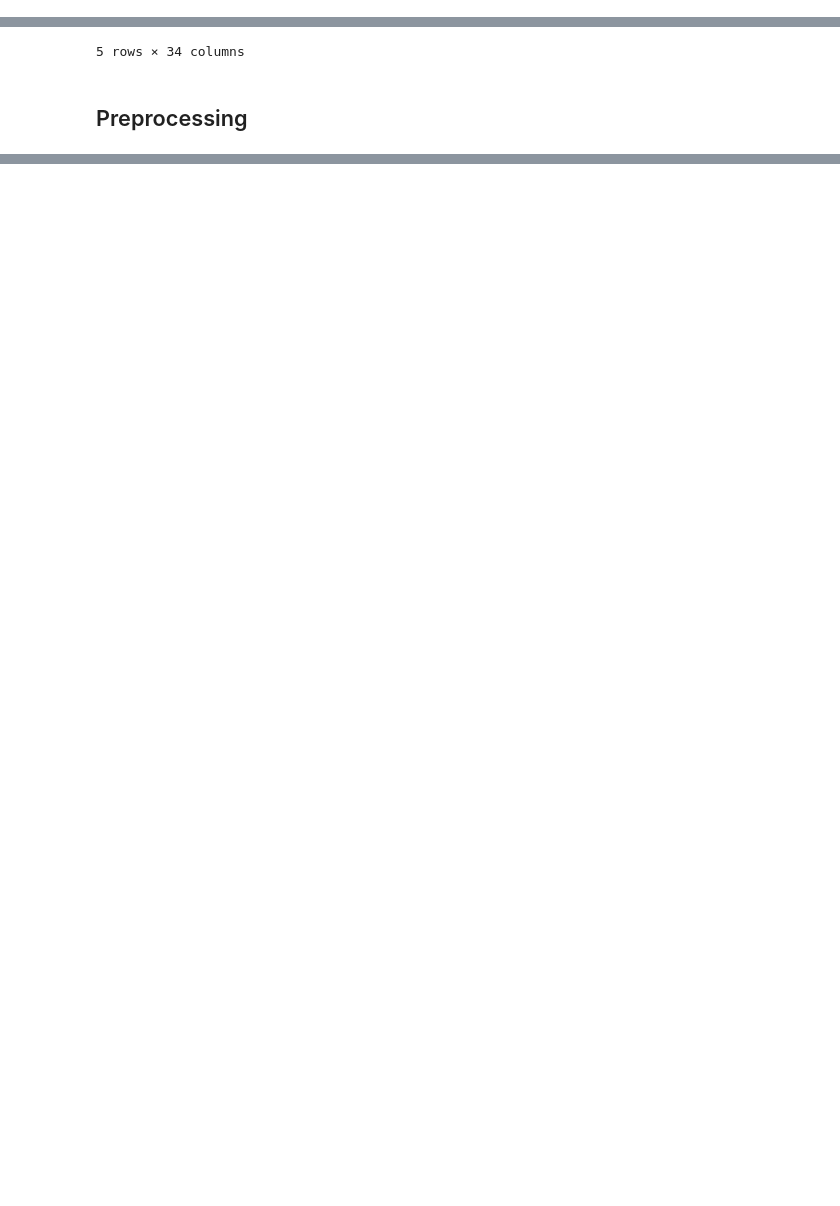
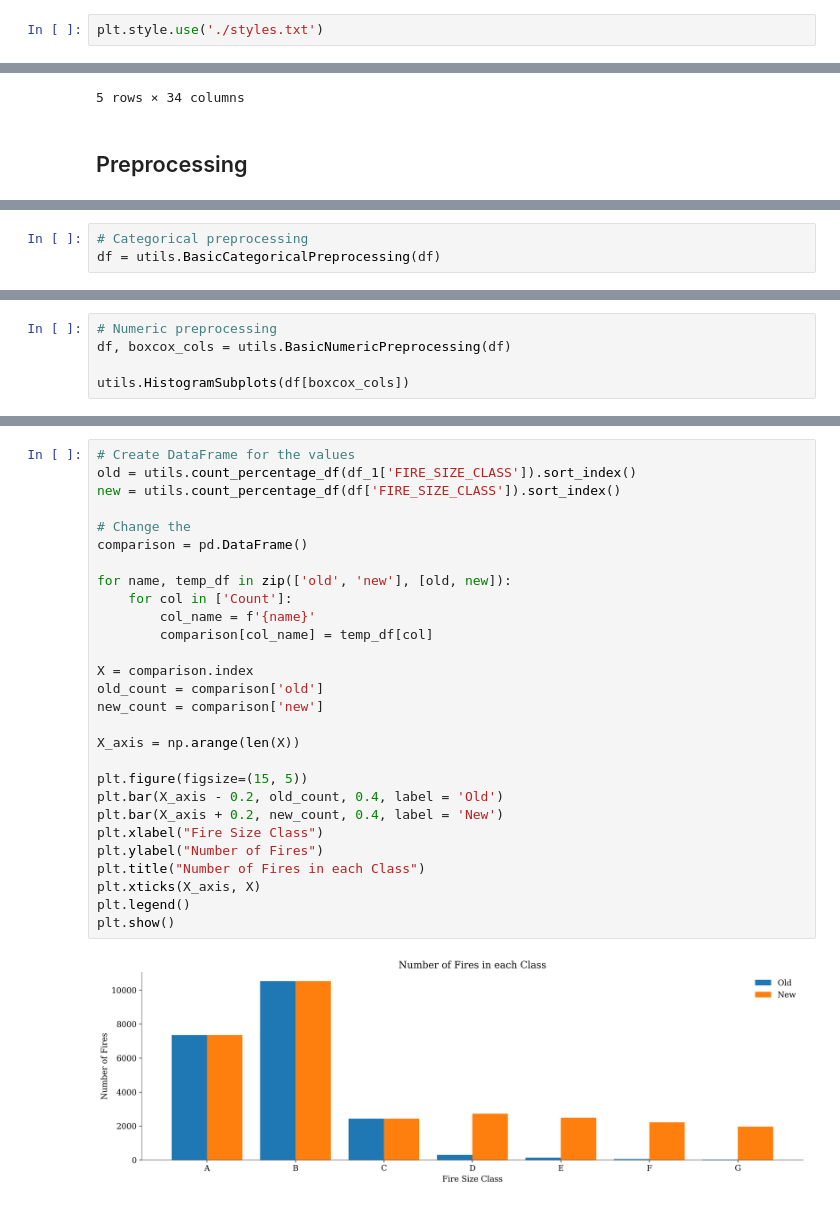
Before and after one commit to EdwinJaico-Berg/Capstone-Project, a Jupyter notebook: 3.1. Linear Regression.ipynb, the cells around one changed output, grey strips where cells are left out. Saved outputs shown, nothing was run; the diff lists cells and outputs as text; blank space fills up the shorter version.

```diff
--- a/3.1. Linear Regression.ipynb
+++ b/3.1. Linear Regression.ipynb
@@ -8,6 +8,8 @@ import seaborn as sns
 import utils
 import model_utils
 from importlib import reload
+# %%
+plt.style.use('./styles.txt')
 # %% [markdown]
 #### Index
 # %% [markdown]
@@ -147,0 +80,3 @@ categorical_df.head(2)
+# %%
+# Categorical preprocessing
+df = utils.BasicCategoricalPreprocessing(df)
@@ -147,0 +91,5 @@ categorical_df.head(2)
+# %%
+# Numeric preprocessing
+df, boxcox_cols = utils.BasicNumericPreprocessing(df)
+
+utils.HistogramSubplots(df[boxcox_cols])
@@ -147,0 +102,30 @@ categorical_df.head(2)
+# %%
+# Create DataFrame for the values
+old = utils.count_percentage_df(df_1['FIRE_SIZE_CLASS']).sort_index()
+new = utils.count_percentage_df(df['FIRE_SIZE_CLASS']).sort_index()
+
+# Change the
+comparison = pd.DataFrame()
+
+for name, temp_df in zip(['old', 'new'], [old, new]):
+    for col in ['Count']:
+        col_name = f'{name}'
+        comparison[col_name] = temp_df[col]
+
+X = comparison.index
+old_count = comparison['old']
+new_count = comparison['new']
+
+X_axis = np.arange(len(X))
+
+plt.figure(figsize=(15, 5))
+plt.bar(X_axis - 0.2, old_count, 0.4, label = 'Old')
+plt.bar(X_axis + 0.2, new_count, 0.4, label = 'New')
+plt.xlabel("Fire Size Class")
+plt.ylabel("Number of Fires")
+plt.title("Number of Fires in each Class")
+plt.xticks(X_axis, X)
+plt.legend()
+plt.show()
+# %% [output]
+[figure, added]
```
Also changed, not shown: parts of 64 cells of this notebook.
